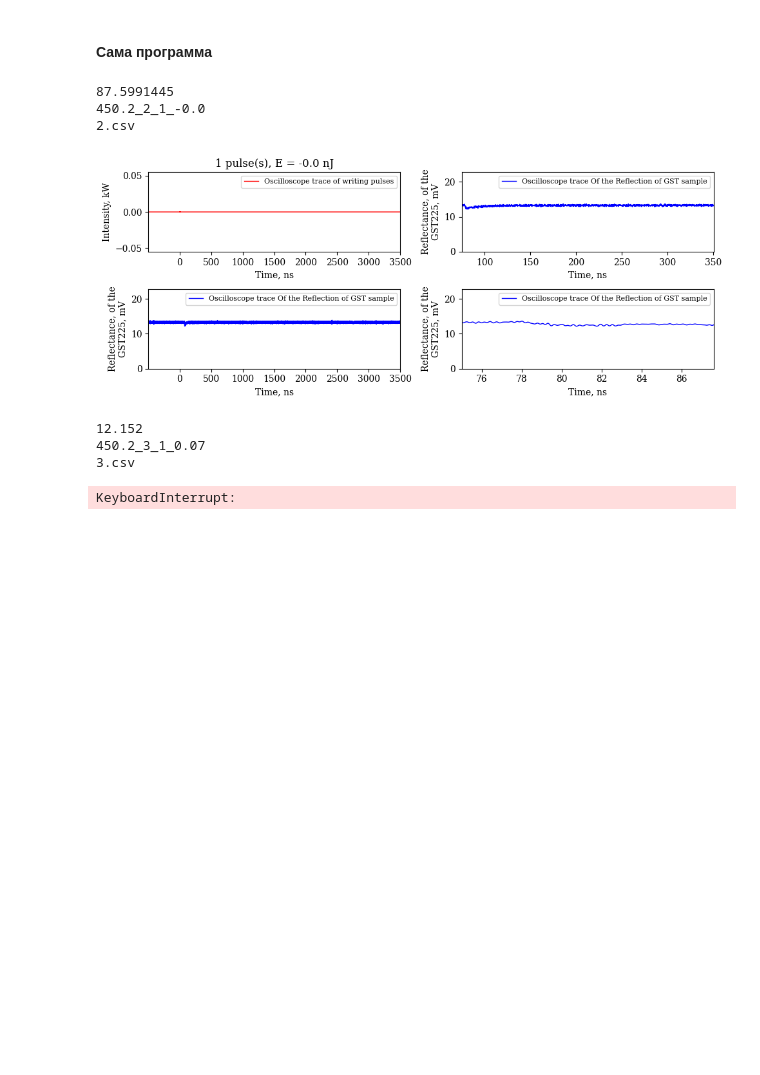
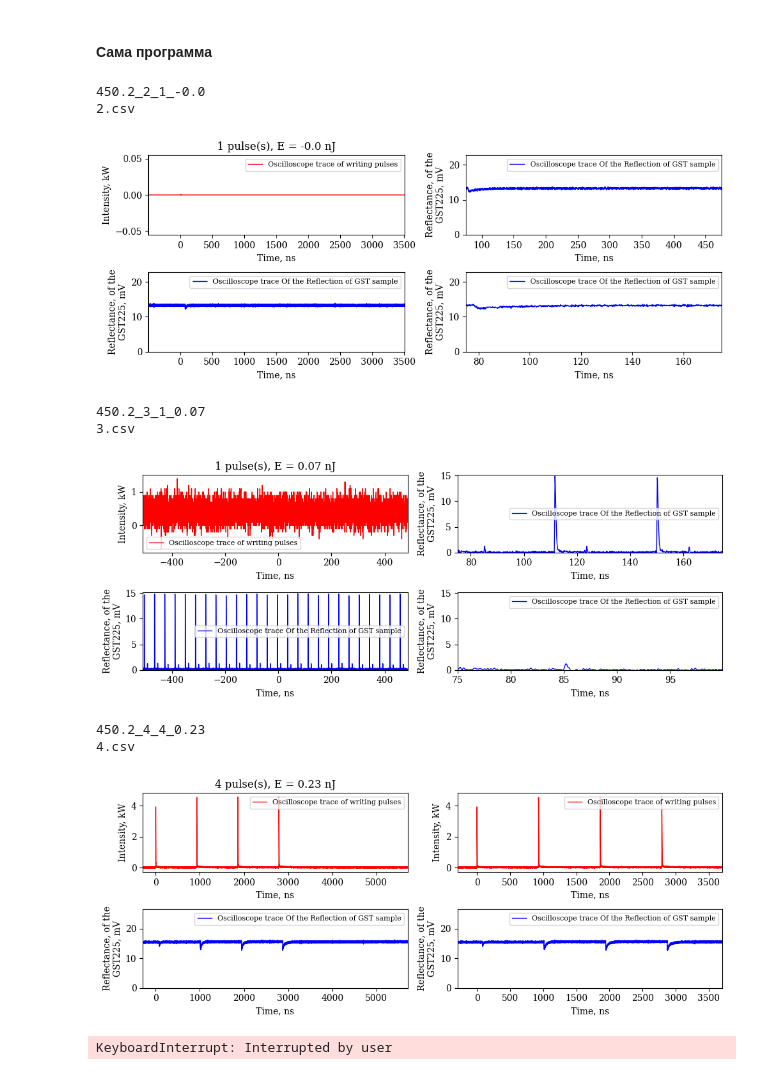
Before and after one commit to VladykaDarkness/Graph-Handler, a Jupyter notebook: graph_handler.ipynb, the cells around one changed output. Drawn from its saved outputs; the diff is of its cells as text; code cells hidden in the pictures; blank space fills up the shorter version.

Commit message:
Change xlim2

```diff
--- a/graph_handler.ipynb
+++ b/graph_handler.ipynb
@@ -74,13 +74,14 @@ from watchdog.events import FileSystemEventHandler
 from openpyxl import load_workbook
 from openpyxl.utils.dataframe import dataframe_to_rows
 
+
 # ПАРАМЕТРЫ
-sample = '450.2'    # маркер образца
+sample = '450.1'    # маркер образца
 
 start_file = None   # Если в папке с осциллограммами уже есть файлы и нужно обработать не все,
                     # УКАЗАТЬ название файла, с кого начать (перед ним все проспускаются)
 
-dir = 'waveforms/new/'     # папка с осциллограммами
+dir = 'osc/'     # папка с осциллограммами
 
 save_dir = 'results/' + sample + '/'    # папка для результатов каждого из образцов
 general_file = 'parameters/' + sample + '.xlsx'   # файл с параметрами образцов
@@ -95,8 +96,8 @@ def create_dir():
         # directory already exists
         pass
 
-def plot_graph(df, x, y, color_, label_, ylabel, xlabel, xlim1, xlim2, increase, x2_supplement):
-    plt.xlim(xlim1, xlim2/increase + x2_supplement)
+def plot_graph(df, x, y, color_, label_, ylabel, xlabel, xlim1, xlim2):
+    plt.xlim(xlim1, xlim2)
     plt.ylabel(ylabel, fontsize=10)
     plt.xlabel(xlabel, fontsize=10)
     plt.plot(df[x]*1e9, df[y]*1e3, color=color_, linewidth=1,
@@ -104,7 +105,7 @@ def plot_graph(df, x, y, color_, label_, ylabel, xlabel, xlim1, xlim2, increase,
     plt.legend(fontsize=8)
 
 
-def plot_graphics(df, pulses, energy, flag_pulse, peak, x2_supplement, y_start, y_end, y_avg, y_max):
+def plot_graphics(df, pulses, energy, flag_pulse, peak, y_start, y_end, y_avg, y_max, time_width):
     plt.figure(figsize=(10, 4))
     plt.rcParams["font.family"] = "serif" # font
 
@@ -113,7 +114,7 @@ def plot_graphics(df, pulses, energy, flag_pulse, peak, x2_supplement, y_start,
     plot_graph(df, x='TIME', y='CH1, kW', color_='red',
         label_='Oscilloscope trace of writing pulses',
         ylabel='Intensity, kW', xlabel='Time, ns',
-        xlim1=df.iloc[0, 0]*1e9, xlim2=df.iloc[-1, 0]*1e9, increase=1, x2_supplement=0)
+        xlim1=df.iloc[0, 0]*1e9, xlim2=df.iloc[-1, 0]*1e9)
     plt.title(label= f'{pulses} pulse(s), E = {energy} nJ')
 
 
@@ -121,7 +122,7 @@ def plot_graphics(df, pulses, energy, flag_pulse, peak, x2_supplement, y_start,
     plot_graph(df, x='TIME', y='CH2, V', color_='blue',
         label_='Oscilloscope trace Of the Reflection of GST sample',
         ylabel=r'Reflectance, of the' + '\n' +'GST225, mV', xlabel='Time, ns',
-        xlim1=df.iloc[0, 0]*1e9, xlim2=df.iloc[-1, 0]*1e9, increase=1, x2_supplement=0)
+        xlim1=df.iloc[0, 0]*1e9, xlim2=df.iloc[-1, 0]*1e9)
     plt.ylim(0, (y_max + y_avg*2/3 )*1e3)
 
 
@@ -131,33 +132,31 @@ def plot_graphics(df, pulses, energy, flag_pulse, peak, x2_supplement, y_start,
         plot_graph(df, x='TIME', y='CH2, V', color_='blue',
             label_='Oscilloscope trace Of the Reflection of GST sample',
             ylabel=r'Reflectance, of the' + '\n' +'GST225, mV', xlabel='Time, ns',
-            xlim1=75, xlim2=(df.iloc[-1, 0]*1e9), increase=10, x2_supplement=x2_supplement)
+            xlim1=75, xlim2=75 + time_width/10)
         plt.ylim(0, (y_max + y_avg*2/3 )*1e3)
 
     else:
         plot_graph(df, x='TIME', y='CH1, kW', color_='red',
             label_='Oscilloscope trace of writing pulses',
             ylabel='Intensity, kW', xlabel='Time, ns',
-            xlim1=df.iloc[0, 0]*1e9, xlim2=df.iloc[peak, 0]*1e9+926, increase=1, x2_supplement=0)
+            xlim1=df.iloc[0, 0]*1e9, xlim2=df.iloc[peak, 0]*1e9+926)
 
 
     # 3) Увеливение
     plt.subplot(2, 2, 4)
     if (flag_pulse=='one'):
+        increase_ = 40
         xlim1_ = 75
-        xlim2_ = df.iloc[-1, 0]*1e9
-        increase_ = 40
-        x2_supp = x2_supplement
+        xlim2_ = xlim1_ + time_width/increase_
+
     else:
         xlim1_ = df.iloc[0, 0]*1e9
         xlim2_ = df.iloc[peak, 0]*1e9+926
-        increase_ = 1
-        x2_supp = 0
 
     plot_graph(df, x='TIME', y='CH2, V', color_='blue',
         label_='Oscilloscope trace Of the Reflection of GST sample',
         ylabel=r'Reflectance, of the' + '\n' +'GST225, mV', xlabel='Time, ns',
-        xlim1=xlim1_, xlim2=xlim2_, increase=increase_, x2_supplement=x2_supp)
+        xlim1=xlim1_, xlim2=xlim2_)
     plt.ylim(0, (y_max + y_avg*2/3 )*1e3)
 
 
@@ -285,8 +284,7 @@ def process_files(start_file):
         y_avg = df['CH2, V'].mean()
         y_max = df['CH2, V'].max()
 
-        x2_supplement = 0 if (df.iloc[-1, 0]*1e9 / 40 > 75) else 75
-        print(df.iloc[-1, 0]*1e9 / 40)
+        time_width = df.iloc[-1, 0]*1e9 - df.iloc[0, 0]*1e9
 
         peak = last_peak(df, pulses) if (flag_pulse == 'many') else None
 
@@ -298,12 +296,12 @@ def process_files(start_file):
         df['CH1, kW'] = df['CH1, V'] * k   # кВт
 
         print(file)
-        plot_graphics(df, pulses, energy, flag_pulse, peak, x2_supplement, y_start, y_end, y_avg, y_max)
+        plot_graphics(df, pulses, energy, flag_pulse, peak, y_start, y_end, y_avg, y_max, time_width)
         plt.show()
 
         save = input('Save?(y or n): ')
         if(save == 'y'):
-            plot_graphics(df, pulses, energy, flag_pulse, peak, x2_supplement, y_start, y_end, y_avg, y_max)
+            plot_graphics(df, pulses, energy, flag_pulse, peak, y_start, y_end, y_avg, y_max)
             save_files(save_name, df)
 
 
@@ -316,36 +314,38 @@ class NewFileHandler(FileSystemEventHandler):
         start_f = f
         csv_files.append(f)
         process_files(start_file=start_f)
 
 def wait_for_new_file(path):
     event_handler = NewFileHandler()
     observer = Observer()
     observer.schedule(event_handler, path, recursive=False)
     observer.start()
     try:
         while True:
             time.sleep(1)
     except KeyboardInterrupt:
         observer.stop()
     observer.join()
 
 ############################################## Конец функций
 
 # main
 create_dir()    # папочка для сохранения
 
 # ищем csv файлы в папке
 files = sorted(os.listdir(dir))
 csv_files = [file for file in files if (file.endswith('.csv'))]
 
 process_files(start_file)   # Закомментировать строку, если надо проигнорировать все имеющиеся файлы в папке
 wait_for_new_file(dir)  # ожидание новых файлов
 # %% [output]
-87.5991445
 450.2_2_1_-0.0
 2.csv
-[figure, old version]
+[figure, new version]
-12.152
 450.2_3_1_0.07
 3.csv
+[figure, added]
-KeyboardInterrupt:
+450.2_4_4_0.23
+4.csv
+[figure, added]
+KeyboardInterrupt: Interrupted by user
```
